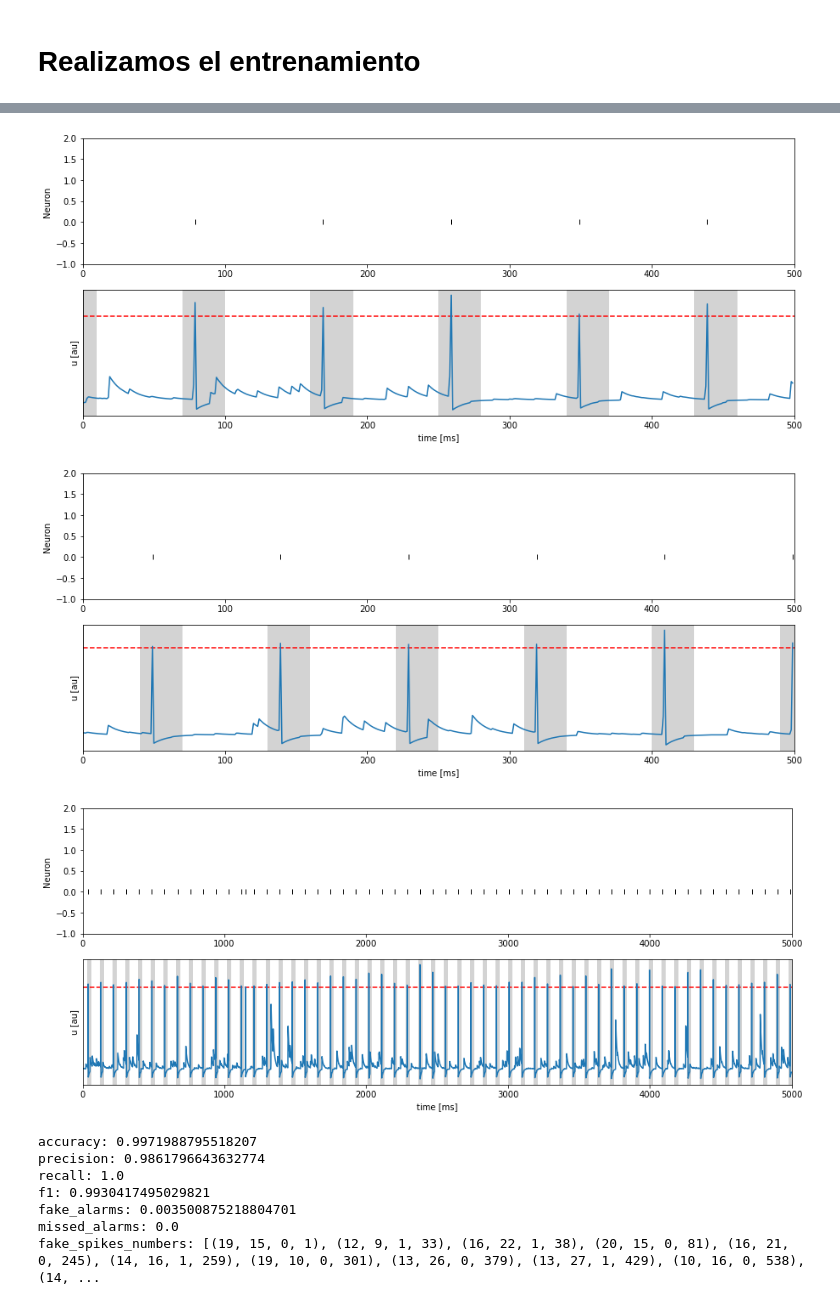
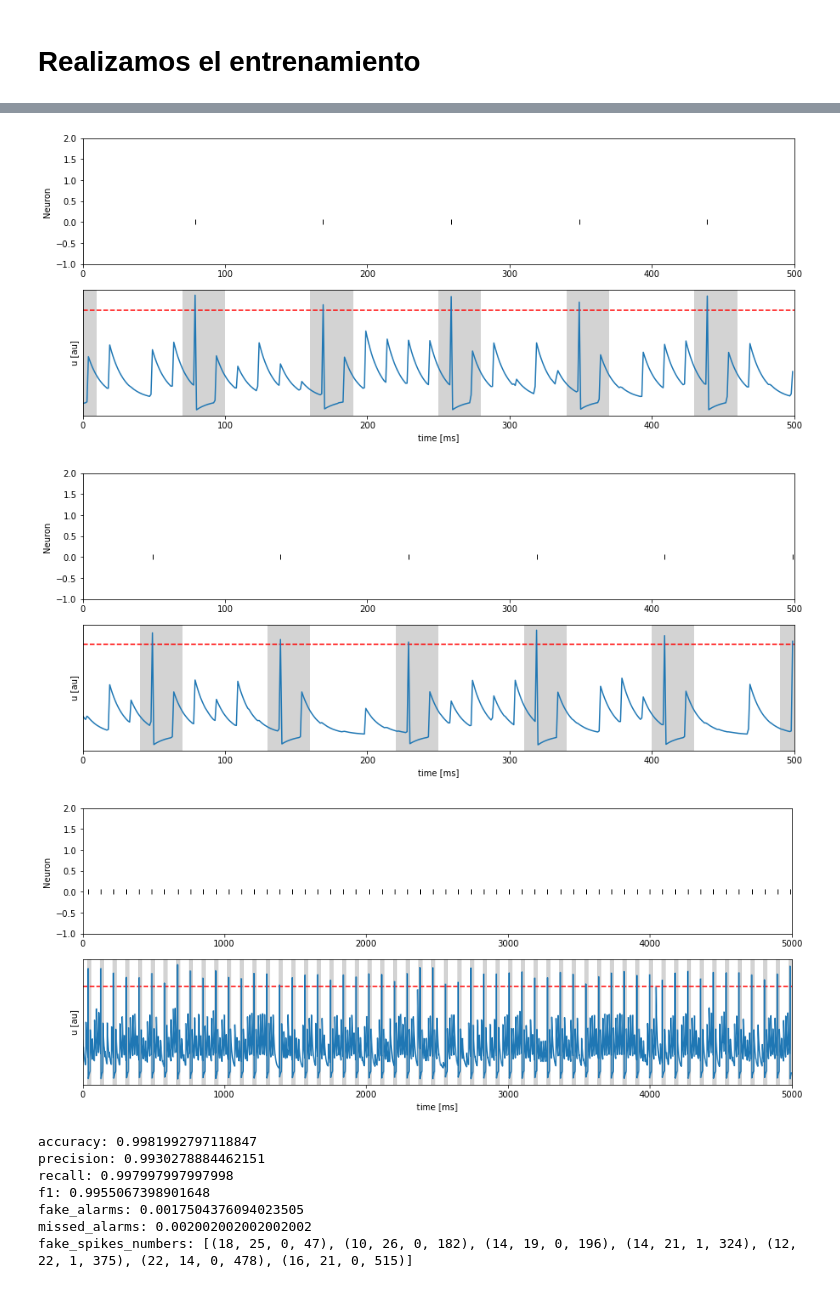
Before and after one commit to mmaximiliano/SDNN, a Jupyter notebook: patterns/SequenceVisualizer.ipynb, the cells around one changed output, grey strips where cells are left out. Cells and saved outputs as stored; diff of their text form; code cells hidden in the pictures.

```diff
--- a/patterns/SequenceVisualizer.ipynb
+++ b/patterns/SequenceVisualizer.ipynb
@@ -144,12 +144,12 @@ missed_alarms: 0.8368368368368369
 # %% [markdown]
 # Parallel Architecture
 # %%
-Sin_out_seq = torch.load('../cleanDSNN/results/old_results/p_18/unlimited_spikes/free_spikes/training/0_0_0/layer_5_conv.pt')
+Sin_out_seq = torch.load('../cleanDSNN/results/old_results/massive_runs/18/0_0_0/p_18/training/0/layer_5_conv.pt')
 sv_utils.plotLIF(U=None, S=Sin_out_seq[:500].data.numpy())
 print(Sin_out_seq.shape)
 print("Sequential Spikes: " + str(np.count_nonzero(Sin_out_seq)))
 
-Sin_out_par = torch.load('../cleanDSNN/results/old_results/p_18/limited_spikes/15_0_0/training/layer_5_conv.pt')
+Sin_out_par = torch.load('../cleanDSNN/results/old_results/massive_runs/18/15_0_0/p_18/training/0/layer_5_conv.pt')
 sv_utils.plotLIF(U=None, S=Sin_out_par[:500].data.numpy())
 print(Sin_out_par.shape)
 print("Parallel Spikes: " + str(np.count_nonzero(Sin_out_par)))
@@ -231,8 +231,8 @@ iter: 300000 convergence: 0.08664761346912828
 # %%
-pat_times = np.load('./sequences/p_18/training/pat_p_18.npy')
-pat_number = np.load('./sequences/p_18/training/data_p_18.npy')
-Sin_tmp_seq = torch.load('../cleanDSNN/results/old_results/p_18/unlimited_spikes/free_spikes/training/0_0_0/layer_5_conv.pt')
-Sin_tmp_par = torch.load('../cleanDSNN/results/old_results/p_18/limited_spikes/15_0_0/training/layer_5_conv.pt')
+pat_times = np.load('./sequences/massive_runs/18/p_18/training/0/pat_p_18.npy')
+pat_number = np.load('./sequences/massive_runs/18/p_18/training/0/data_p_18.npy')
+Sin_tmp_seq = torch.load('../cleanDSNN/results/old_results/massive_runs/18/0_0_0/p_18/training/0/layer_5_conv.pt')
+Sin_tmp_par = torch.load('../cleanDSNN/results/old_results/massive_runs/18/15_0_0/p_18/training/0/layer_5_conv.pt')
 
 Sin_tmp = torch.cat((Sin_tmp_seq, Sin_tmp_par), 1)
 T = Sin_tmp.shape[0]
@@ -272,10 +272,10 @@ print("fake_spikes_numbers: " + str(fake_spikes_numbers))
-[figure, old version]
+[figure, new version]
-[figure, old version]
+[figure, new version]
-[figure, old version]
+[figure, new version]
-accuracy: 0.9971988795518207
-precision: 0.9861796643632774
-recall: 1.0
-f1: 0.9930417495029821
-fake_alarms: 0.003500875218804701
-missed_alarms: 0.0
-fake_spikes_numbers: [(19, 15, 0, 1), (12, 9, 1, 33), (16, 22, 1, 38), (20, 15, 0, 81), (16, 21, 0, 245), (14, 16, 1, 259), (19, 10, 0, 301), (13, 26, 0, 379), (13, 27, 1, 429), (10, 16, 0, 538), (14, ...
+accuracy: 0.9981992797118847
+precision: 0.9930278884462151
+recall: 0.997997997997998
+f1: 0.9955067398901648
+fake_alarms: 0.0017504376094023505
+missed_alarms: 0.002002002002002002
+fake_spikes_numbers: [(18, 25, 0, 47), (10, 26, 0, 182), (14, 19, 0, 196), (14, 21, 1, 324), (12, 22, 1, 375), (22, 14, 0, 478), (16, 21, 0, 515)]
```
Also changed, not shown: parts of 3 cells of this notebook.
